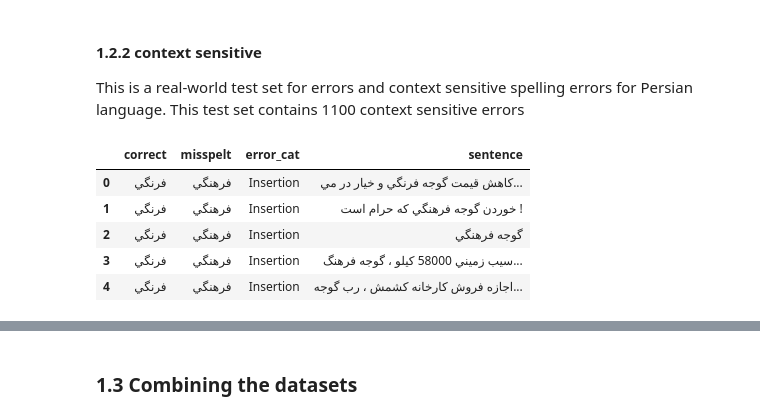
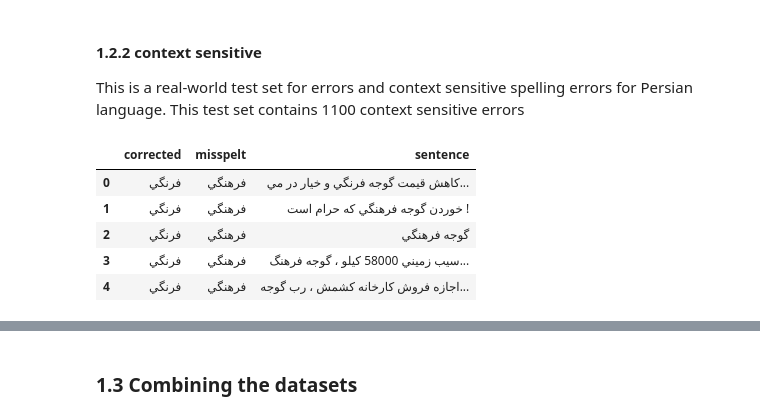
Before and after one commit to arashayat/Spelling-correction-using-lstm, a Jupyter notebook: project.ipynb, the cells around one changed output, grey strips where cells are left out. Cells and saved outputs as stored; diff of their text form; code cells hidden in the pictures.

```diff
--- a/project.ipynb
+++ b/project.ipynb
@@ -59,13 +69,14 @@ data_faspell.head()
 This is a real-world test set for errors and context sensitive spelling errors for Persian language. This test set contains 1100 context sensitive errors
 # %%
 data_context = pd.read_csv('data/context_sensitive.txt', header = 0,
-                            names = ['correct', 'misspelt', 'error_cat', 'sentence', 'nan'],
+                            names = ['corrected', 'misspelt', 'error_cat', 'sentence', 'nan'],
                             sep = '\t').drop('nan', axis=1)
+data_context.drop('error_cat', inplace=True, axis=1)
 data_context.head()
 # %% [output]
-|  | correct | misspelt | error_cat | sentence |
-| 0 | فرنگي | فرهنگي | Insertion | كاهش قيمت گوجه فرنگي و خيار در مي... |
-| 1 | فرنگي | فرهنگي | Insertion | خوردن گوجه فرهنگي كه حرام است ! |
-| 2 | فرنگي | فرهنگي | Insertion | گوجه فرهنگي |
-| 3 | فرنگي | فرهنگي | Insertion | سيب زميني 58000 كيلو ، گوجه فرهنگ... |
-| 4 | فرنگي | فرهنگي | Insertion | اجازه فروش كارخانه كشمش ، رب گوجه... |
+|  | corrected | misspelt | sentence |
+| 0 | فرنگي | فرهنگي | كاهش قيمت گوجه فرنگي و خيار در مي... |
+| 1 | فرنگي | فرهنگي | خوردن گوجه فرهنگي كه حرام است ! |
+| 2 | فرنگي | فرهنگي | گوجه فرهنگي |
+| 3 | فرنگي | فرهنگي | سيب زميني 58000 كيلو ، گوجه فرهنگ... |
+| 4 | فرنگي | فرهنگي | اجازه فروش كارخانه كشمش ، رب گوجه... |
```
Also changed, not shown: parts of 26 cells of this notebook, 2 other files.
